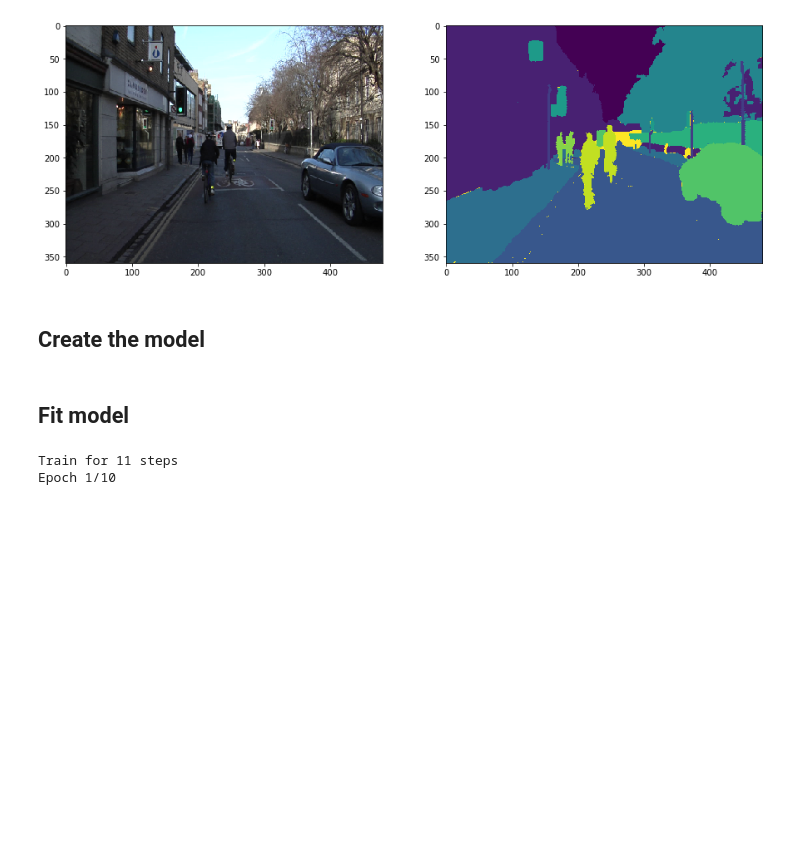
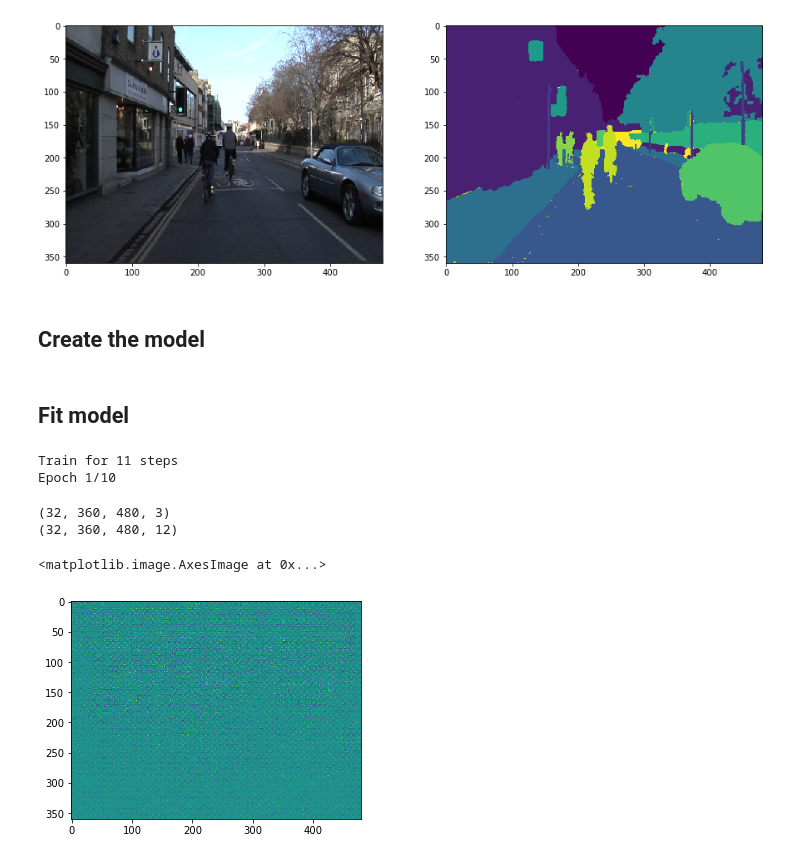
Before and after one commit to gevero/enet_tensorflow, a Jupyter notebook: notebooks/Enet CamVid Training.ipynb, the cells around one changed output. Saved outputs shown, nothing was run; the diff lists cells and outputs as text; code cells hidden in the pictures; blank space fills up the shorter version.

Commit message:
Revert "test notebook"
This reverts commit 33d182823cab756ca080cb1543f218980d4946c6.

```diff
--- a/notebooks/Enet CamVid Training.ipynb
+++ b/notebooks/Enet CamVid Training.ipynb
@@ -76,3 +76,16 @@ Enet.fit(x= train_ds,
 # %% [output]
 Train for 11 steps
 Epoch 1/10
+# %%
+out_test = Enet(img_test)
+# %%
+print(img_test.shape)
+print(out_test.shape)
+# %% [output]
+(32, 360, 480, 3)
+(32, 360, 480, 12)
+# %%
+plt.imshow(out_test.numpy()[4,:,:,11])
+# %% [output]
+<matplotlib.image.AxesImage at 0x...>
+[figure, added]
```
